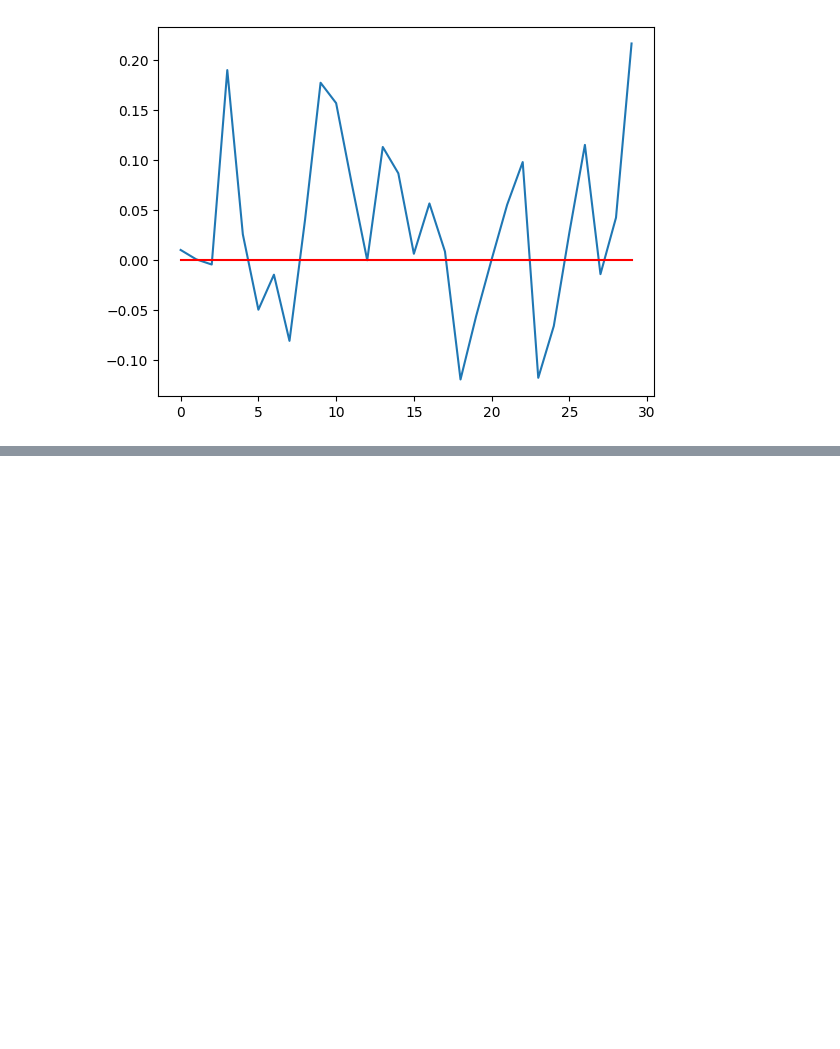
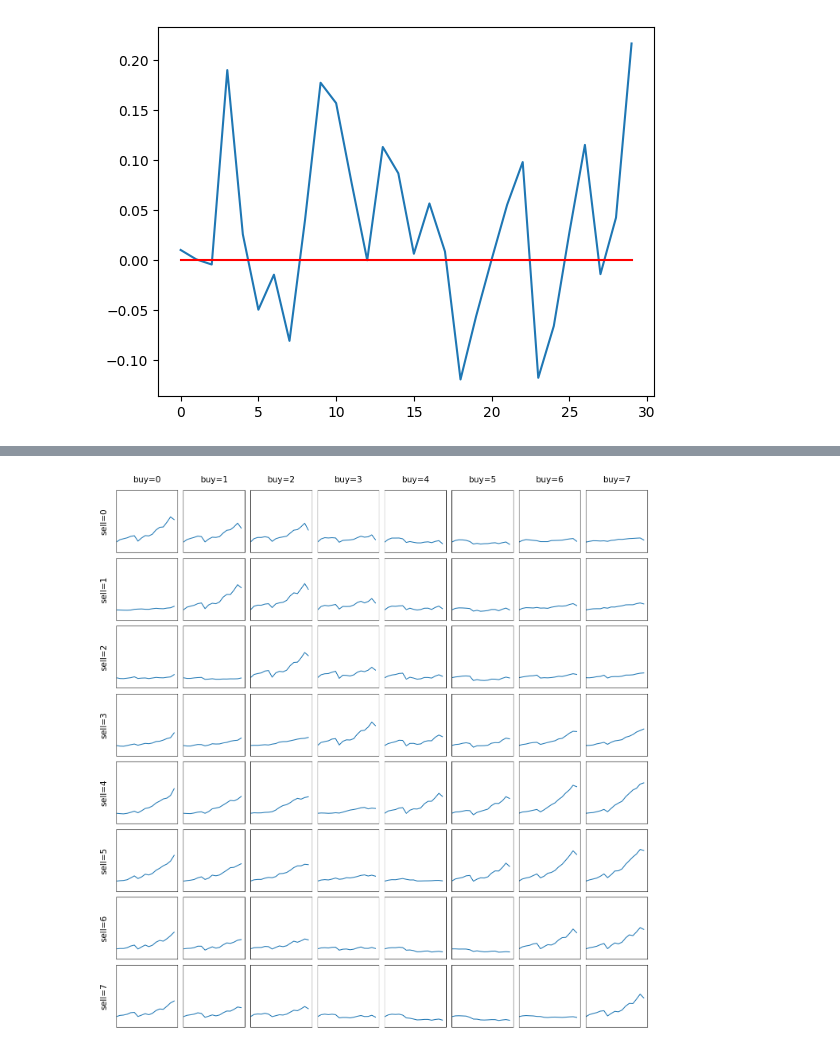
Before and after one commit to lukewnag/stocks-and-signals, a Jupyter notebook: moon_cycles_and_stocks.ipynb, the cells around one changed output, grey strips where cells are left out. Saved outputs shown, nothing was run; the diff lists cells and outputs as text; code cells hidden in the pictures; blank space fills up the shorter version.

```diff
--- a/moon_cycles_and_stocks.ipynb
+++ b/moon_cycles_and_stocks.ipynb
@@ -57,0 +175,19 @@ plt.plot([0 for i in range(30)], c='r')
+# %%
+start_year, end_year = 2003, 2019
+annual_portfolio = [1000]
+while start_year != end_year:
+    start_date = str(year) + '-01-01'
+    end_date = str(year+1) + '-01-01'
+    old_value = annual_portfolio[-1]
+    new_value = moon_strat(start_date, end_date, old_value, 0, 1)
+    annual_portfolio.append(new_value)
+    start_year += 1
+# %%
+# moon_strat(start_date='2010-01-01', end_date='2011-01-01', capital=1000, buy_phase=0, sell_phase=4)
+
+start_date = str(2003) + '-01-01'
+end_date = str(2020) + '-01-01'
+
+for sell_phase in range(8):
+    toPrint = [' '*(5 - len((a := str(round(moon_strat(start_date, end_date, 1000, buy_phase, sell_phase)))))) + a for buy_phase in range(8)]
+    print(' '.join(toPrint))
@@ -57,0 +203,48 @@ plt.plot([0 for i in range(30)], c='r')
+# %%
+moon_phase_buy = np.arange(8)  # Replace with your 8 x1 values
+moon_phase_sell = np.arange(8)  # Replace with your 8 x2 values
+
+# Create an 8x8 grid of subplots
+fig, axes = plt.subplots(8, 8, figsize=(15, 15))
+
+# Loop over x1 and x2 values
+for i, phase_sell in enumerate(moon_phase_buy):
+    for j, phase_buy in enumerate(moon_phase_sell):
+        ax = axes[i, j]
+
+        start_year, end_year = 2003, 2019
+        annual_portfolio = [1000]
+        until = start_year
+        while until != end_year:
+            start_date = str(until) + '-01-01'
+            end_date = str(until+1) + '-01-01'
+            old_value = annual_portfolio[-1]
+            new_value = moon_strat(start_date, end_date, old_value, phase_buy, phase_sell)
+            annual_portfolio.append(new_value)
+            until += 1
+
+        # Example plot: Replace with your actual plotting logic
+        ax.plot(annual_portfolio)
+        ax.set_xlim([0, len(annual_portfolio)])
+        ax.set_ylim([0, 6000])
+
+        # Only set labels on the edges of the grid
+        if j == 0:
+            ax.set_ylabel(f'sell={phase_sell}', rotation=90, labelpad=15, fontsize=15, ha='center')
+        if i == 0:
+            ax.set_title(f'buy={phase_buy}', fontsize=15, pad=15)
+
+        # Hide ticks to clean up the plot
+        ax.set_xticks([])
+        ax.set_yticks([])
+
+# Adjust layout to avoid overlap
+plt.tight_layout()
+
+# Adjust the space between the plots for better label visibility
+plt.subplots_adjust(left=0.1, top=0.95, bottom=0.05)
+
+# Show the plot
+plt.show()
+# %% [output]
+[figure, added]
```
Also changed, not shown: parts of 13 cells of this notebook, 1 other file.
